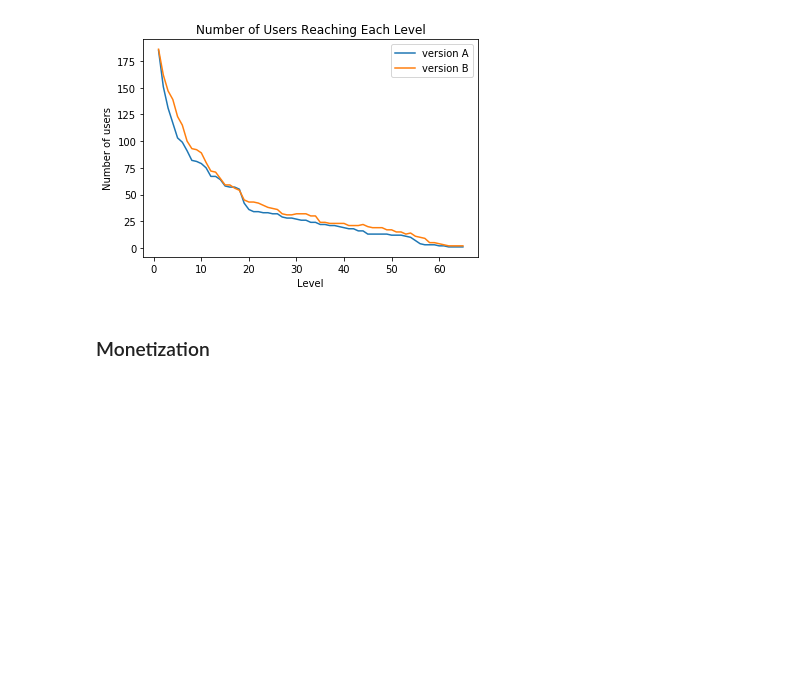
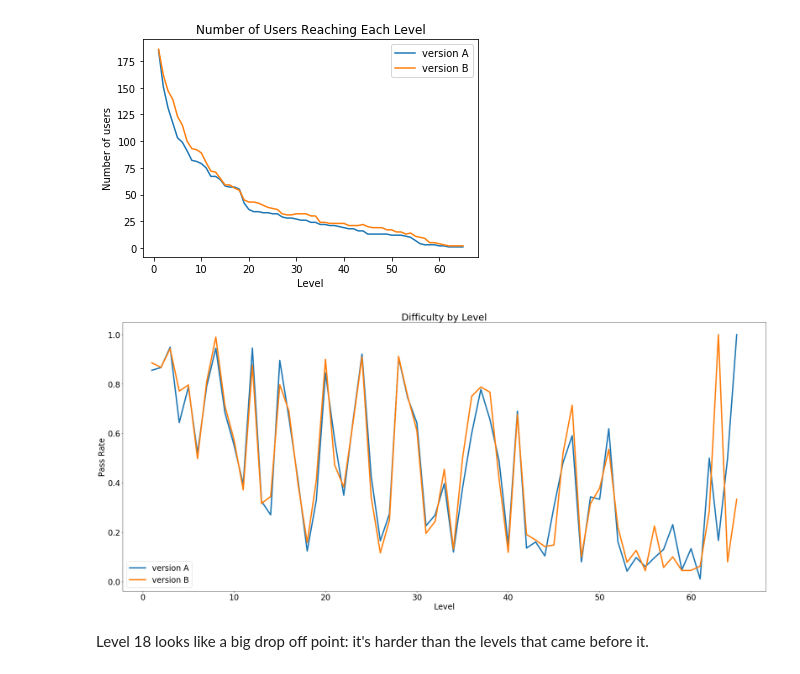
Before and after one commit to tke2101/game-analysis, a Jupyter notebook: Report.ipynb, the cells around one changed output. Cells and saved outputs as stored; diff of their text form; code cells hidden in the pictures; blank space fills up the shorter version.

```diff
--- a/Report.ipynb
+++ b/Report.ipynb
@@ -168,5 +146,36 @@ plt.title('Number of Users Reaching Each Level')
 plt.show()
 # %% [output]
 [figure]
-# %% [markdown]
-### Monetization
+# %%
+level_starts_A = version_A[version_A.event_name=='LevelStart'].groupby('current_level').size().reset_index(name='starts')
+level_starts_B = version_B[version_B.event_name=='LevelStart'].groupby('current_level').size().reset_index(name='starts')
+
+level_passes_A = version_A[((version_A.event_name=='LevelEnd')&(version_A.level_end_outcome=='pass'))].groupby('current_level').size().reset_index(name='passes')
+level_fails_A = version_A[((version_A.event_name=='LevelEnd')&(version_A.level_end_outcome=='fail'))].groupby('current_level').size().reset_index(name='fails')
+level_exits_A = version_A[((version_A.event_name=='LevelEnd')&(version_A.level_end_outcome=='exit'))].groupby('current_level').size().reset_index(name='exits')
+
+level_passes_B = version_B[((version_B.event_name=='LevelEnd')&(version_B.level_end_outcome=='pass'))].groupby('current_level').size().reset_index(name='passes')
+level_fails_B = version_B[((version_B.event_name=='LevelEnd')&(version_B.level_end_outcome=='fail'))].groupby('current_level').size().reset_index(name='fails')
+level_exits_B = version_B[((version_B.event_name=='LevelEnd')&(version_B.level_end_outcome=='exit'))].groupby('current_level').size().reset_index(name='exits')
+
+
+difficulties_A = level_starts_A.merge(level_passes_A, how='left', on='current_level').merge(level_fails_A, how='left', on='current_level').merge(level_exits_A, how='left', on='current_level').fillna(0)
+difficulties_B = level_starts_B.merge(level_passes_B, how='left', on='current_level').merge(level_fails_B, how='left', on='current_level').merge(level_exits_B, how='left', on='current_level').fillna(0)
+
+difficulties_A['pass_rate'] = difficulties_A['passes']/difficulties_A['starts']
+difficulties_B['pass_rate'] = difficulties_B['passes']/difficulties_B['starts']
+
+plt.plot(difficulties_A['current_level'], difficulties_A['pass_rate'], label='version A')
+plt.plot(difficulties_B['current_level'], difficulties_B['pass_rate'], label='version B')
+plt.legend()
+plt.rcParams["figure.figsize"] = (35,15)
+plt.rcParams['lines.linewidth'] = 4
+plt.rcParams['font.size'] = 24
+plt.xlabel('Level')
+plt.ylabel('Pass Rate')
+plt.title('Difficulty by Level')
+plt.show()
+# %% [output]
+[figure, added]
+# %% [markdown]
+Level 18 looks like a big drop off point: it's harder than the levels that came before it.
```
Also changed, not shown: parts of 9 cells of this notebook, 2 other files.
